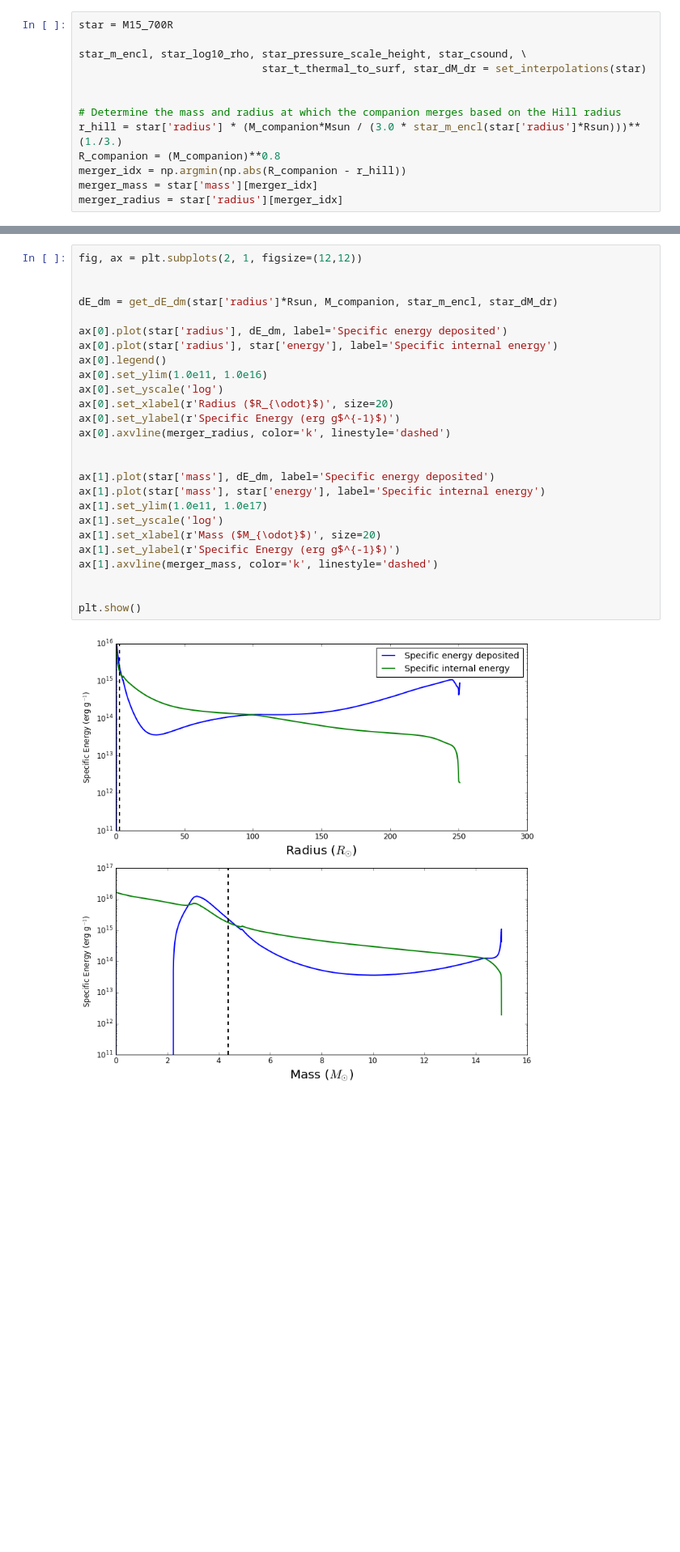
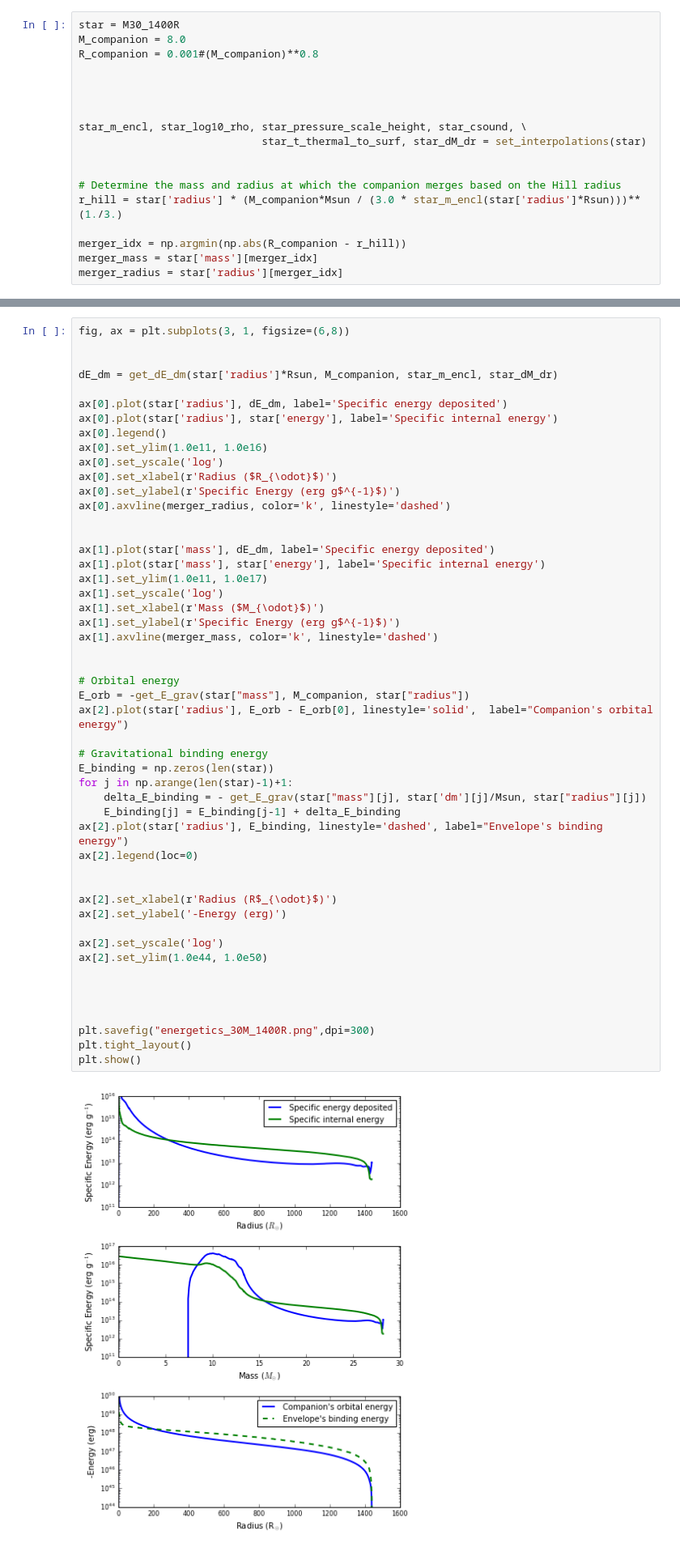
Before and after one commit to JRGarza/CE_mesa, a Jupyter notebook: notebooks/Timescales.ipynb, the cells around one changed output, grey strips where cells are left out. Shown at 81% size. Saved outputs shown, nothing was run; the diff lists cells and outputs as text; blank space fills up the shorter version.

```diff
--- a/notebooks/Timescales.ipynb
+++ b/notebooks/Timescales.ipynb
@@ -315,7 +324,12 @@ def get_dE_dm(r_in, M_companion, star_m_encl, star_dM_dr):
 
     return dE_dr / dM_dr
 # %%
-star = M15_700R
+star = M30_1400R
+M_companion = 8.0
+R_companion = 0.001#(M_companion)**0.8
+
+
+
 
 star_m_encl, star_log10_rho, star_pressure_scale_height, star_csound, \
                              star_t_thermal_to_surf, star_dM_dr = set_interpolations(star)
@@ -323,7 +337,7 @@ star_m_encl, star_log10_rho, star_pressure_scale_height, star_csound, \
 
 # Determine the mass and radius at which the companion merges based on the Hill radius
 r_hill = star['radius'] * (M_companion*Msun / (3.0 * star_m_encl(star['radius']*Rsun)))**(1./3.)
-R_companion = (M_companion)**0.8
+
 merger_idx = np.argmin(np.abs(R_companion - r_hill))
 merger_mass = star['mass'][merger_idx]
 merger_radius = star['radius'][merger_idx]
@@ -380,30 +634,54 @@ plt.show()
 # %% [markdown]
 ### Now, let's look at some energies
 # %%
-fig, ax = plt.subplots(2, 1, figsize=(12,12))
+fig, ax = plt.subplots(3, 1, figsize=(6,8))
 
 
 dE_dm = get_dE_dm(star['radius']*Rsun, M_companion, star_m_encl, star_dM_dr)
 
 ax[0].plot(star['radius'], dE_dm, label='Specific energy deposited')
 ax[0].plot(star['radius'], star['energy'], label='Specific internal energy')
 ax[0].legend()
 ax[0].set_ylim(1.0e11, 1.0e16)
 ax[0].set_yscale('log')
-ax[0].set_xlabel(r'Radius ($R_{\odot}$)', size=20)
+ax[0].set_xlabel(r'Radius ($R_{\odot}$)')
 ax[0].set_ylabel(r'Specific Energy (erg g$^{-1}$)')
 ax[0].axvline(merger_radius, color='k', linestyle='dashed')
 
 
 ax[1].plot(star['mass'], dE_dm, label='Specific energy deposited')
 ax[1].plot(star['mass'], star['energy'], label='Specific internal energy')
 ax[1].set_ylim(1.0e11, 1.0e17)
 ax[1].set_yscale('log')
-ax[1].set_xlabel(r'Mass ($M_{\odot}$)', size=20)
+ax[1].set_xlabel(r'Mass ($M_{\odot}$)')
 ax[1].set_ylabel(r'Specific Energy (erg g$^{-1}$)')
 ax[1].axvline(merger_mass, color='k', linestyle='dashed')
 
 
+# Orbital energy
+E_orb = -get_E_grav(star["mass"], M_companion, star["radius"])
+ax[2].plot(star['radius'], E_orb - E_orb[0], linestyle='solid',  label="Companion's orbital energy")
+
+# Gravitational binding energy
+E_binding = np.zeros(len(star))
+for j in np.arange(len(star)-1)+1:
+    delta_E_binding = - get_E_grav(star["mass"][j], star['dm'][j]/Msun, star["radius"][j])
+    E_binding[j] = E_binding[j-1] + delta_E_binding
+ax[2].plot(star['radius'], E_binding, linestyle='dashed', label="Envelope's binding energy")
+ax[2].legend(loc=0)
+
+
+ax[2].set_xlabel(r'Radius (R$_{\odot}$)')
+ax[2].set_ylabel('-Energy (erg)')
+
+ax[2].set_yscale('log')
+ax[2].set_ylim(1.0e44, 1.0e50)
+
+
+
+
+plt.savefig("energetics_30M_1400R.png",dpi=300)
+plt.tight_layout()
 plt.show()
 # %% [output]
-[figure, old version]
+[figure, new version]
```
Also changed, not shown: parts of 12 cells of this notebook, 19 other files.
